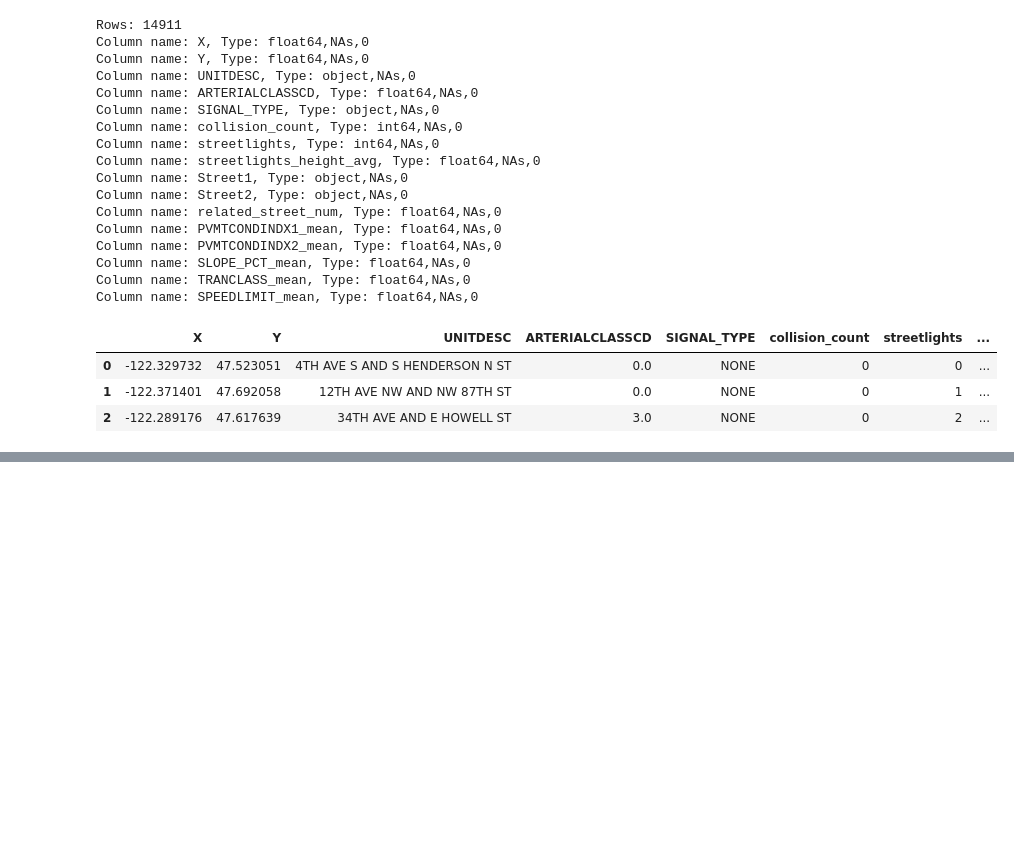
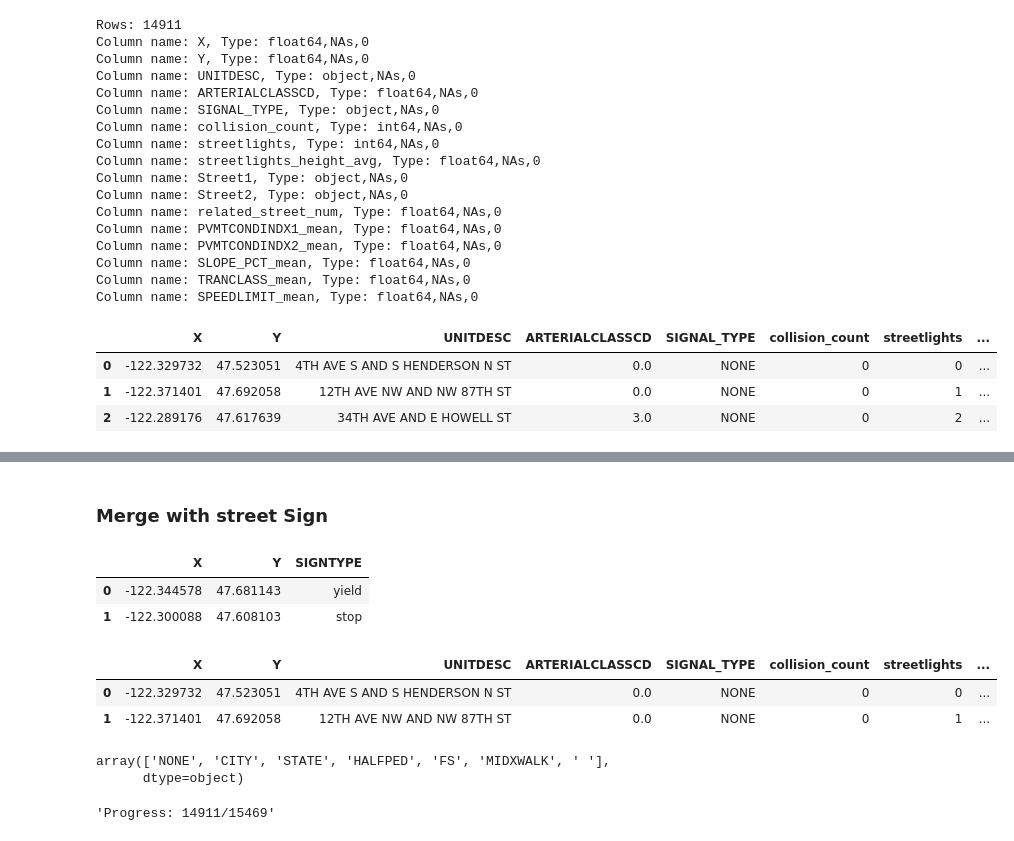
Before and after one commit to glaedr07/Collisions_Seattle, a Jupyter notebook: 570-merging.ipynb, the cells around one changed output, grey strips where cells are left out. Cells and saved outputs as stored; diff of their text form; code cells hidden in the pictures; blank space fills up the shorter version.

```diff
--- a/570-merging.ipynb
+++ b/570-merging.ipynb
@@ -561,0 +665,52 @@ intersections_collision_streetlights_streets.to_csv("MergedData/intersections_co
+# %% [markdown]
+### Merge with street Sign
+# %%
+intersections_collision_streetlights_streets_street_sign = pd.read_csv('MergedData/intersections_collision_streetlights_streets.csv')
+signs = copy.deepcopy(signs_cleaned)
+# %%
+signs.head(2)
+# %% [output]
+|  | X | Y | SIGNTYPE |
+| 0 | -122.344578 | 47.681143 | yield |
+| 1 | -122.300088 | 47.608103 | stop |
+# %%
+intersections_collision_streetlights_streets_street_sign.head(2)
+# %% [output]
+|  | X | Y | UNITDESC | ARTERIALCLASSCD | SIGNAL_TYPE | collision_count | streetlights | ... |
+| 0 | -122.329732 | 47.523051 | 4TH AVE S AND S HENDERSON N ST | 0.0 | NONE | 0 | 0 | ... |
+| 1 | -122.371401 | 47.692058 | 12TH AVE NW AND NW 87TH ST | 0.0 | NONE | 0 | 1 | ... |
+# %%
+intersections_collision_streetlights_streets_street_sign["SIGNAL_TYPE"].unique()
+# %% [output]
+array(['NONE', 'CITY', 'STATE', 'HALFPED', 'FS', 'MIDXWALK', ' '],
+      dtype=object)
+# %%
+radius = 15
+progress_counter = 0
+intersections_collision_streetlights_streets_street_sign["stop_sign_quantities"] = 0
+intersections_collision_streetlights_streets_street_sign["yield_sign_quantities"] = 0
+
+for index, row in intersections_collision_streetlights_streets_street_sign.iterrows():
+    center_latitude = row['Y']
+    center_longitude = row['X']
+
+    signs_within_radius = []
+
+    progress_counter += 1
+    clear_output(wait=True)
+    display(f"Progress: {progress_counter}/15469")
+
+    for _, sign in signs.iterrows():
+        latitude = sign['Y']
+        longitude = sign['X']
+
+        if is_point_in_circle(latitude, longitude, center_latitude, center_longitude, radius):
+            signs_within_radius.append(sign)
+
+    stop_count = sum(1 for sign in signs_within_radius if sign["SIGNTYPE"] == "stop")
+    yield_count = sum(1 for sign in signs_within_radius if sign["SIGNTYPE"] == "yield")
+
+    intersections_collision_streetlights_streets_street_sign.loc[index, "stop_sign_quantities"] = stop_count
+    intersections_collision_streetlights_streets_street_sign.loc[index, "yield_sign_quantities"] = yield_count
+# %% [output]
+'Progress: 14911/15469'
```
Also changed, not shown: parts of 14 cells of this notebook, 8 other files.
